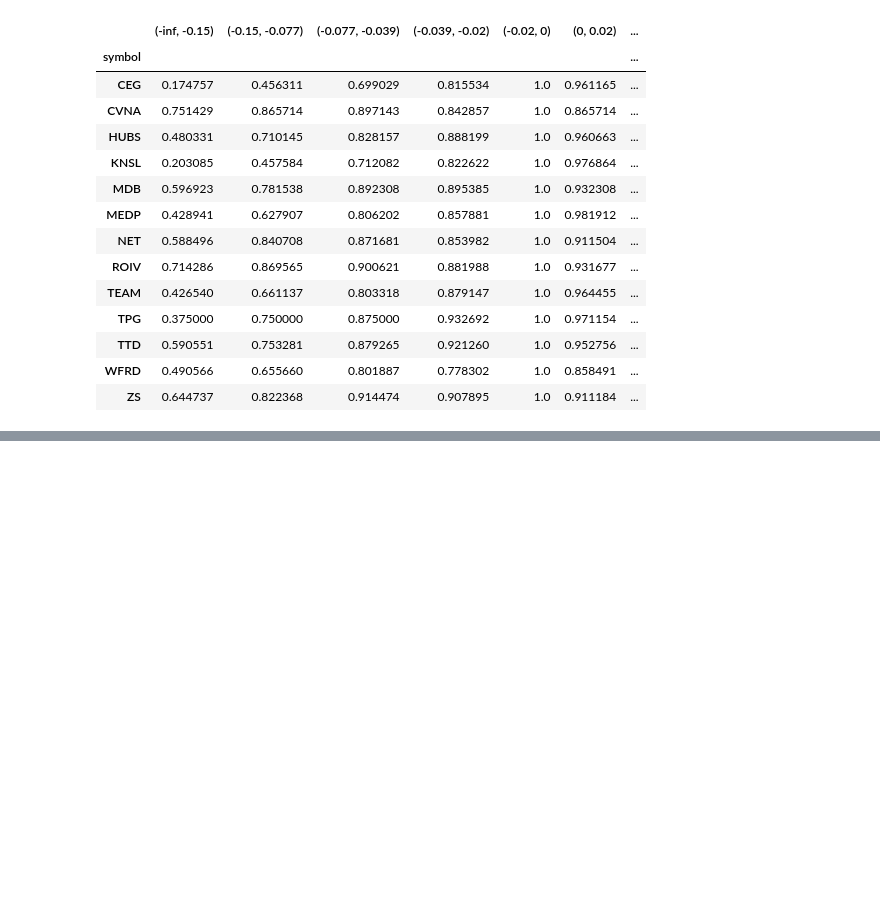
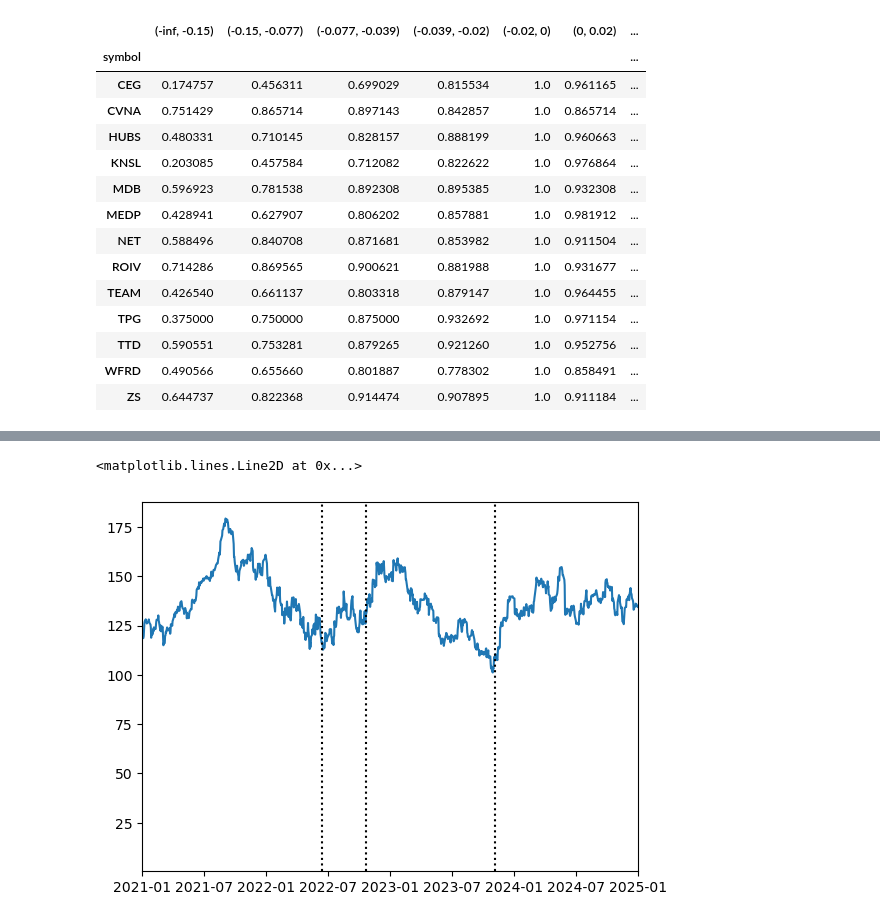
Before and after one commit to jiayi-ong/financial-analytics, a Jupyter notebook: analysis/FMP bulk prices (top1k) - Target engineering III.ipynb, the cells around one changed output, grey strips where cells are left out. Saved outputs shown, nothing was run; the diff lists cells and outputs as text; code cells hidden in the pictures; blank space fills up the shorter version.

Commit message:
Updated target analysis

```diff
--- a/analysis/FMP bulk prices (top1k) - Target engineering III.ipynb
+++ b/analysis/FMP bulk prices (top1k) - Target engineering III.ipynb
@@ -293,0 +393,13 @@ plt.plot(plot_df['date'], plot_df['close'])
+# %%
+# examples of next-best case scenario
+# if buy-in at the vertical lines, will see growths >15% with downside restricted to -2%
+# within the next 365 days (as indicated by the target labels)
+plot_df = daily_df.query("symbol == @symbol")
+plt.plot(plot_df['date'], plot_df['close'])
+plt.xlim(pd.to_datetime('2021-01-01'), pd.to_datetime('2025-01-01'))
+plt.axvline(pd.to_datetime('2022-06-13'), c='black', ls=':')
+plt.axvline(pd.to_datetime('2022-10-23'), c='black', ls=':')
+plt.axvline(pd.to_datetime('2023-11-06'), c='black', ls=':')
+# %% [output]
+<matplotlib.lines.Line2D at 0x...>
+[figure, added]
```
Also changed, not shown: parts of 20 cells of this notebook, 2 other files.
